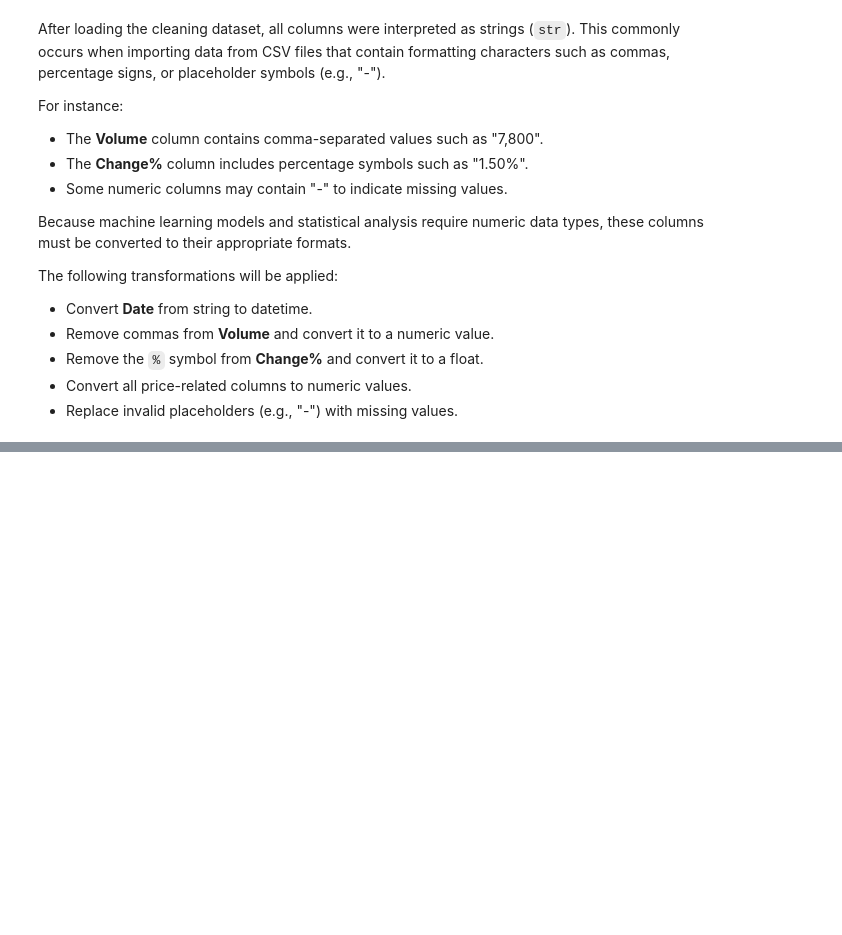
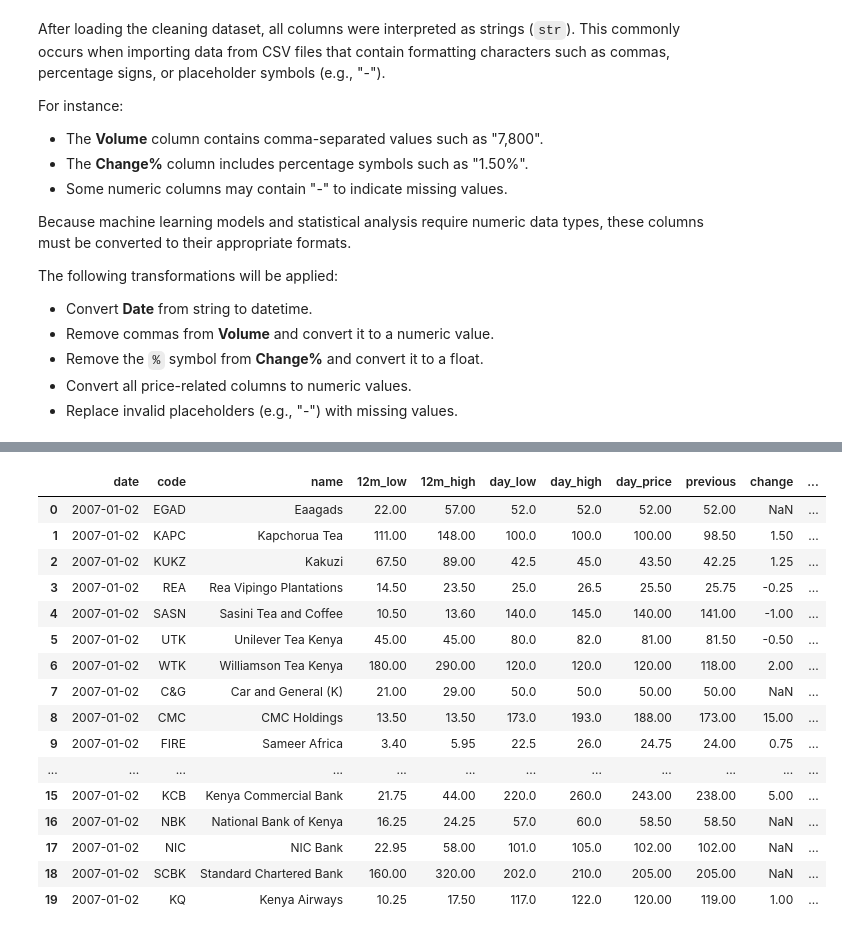
Before and after one commit to Assesa44/Stock-Market-Prediction, a Jupyter notebook: notebooks/business_understanding.ipynb, the cells around one changed output, grey strips where cells are left out. Drawn from its saved outputs; the diff is of its cells as text; code cells hidden in the pictures; blank space fills up the shorter version.

```diff
--- a/notebooks/business_understanding.ipynb
+++ b/notebooks/business_understanding.ipynb
@@ -678,3 +634,23 @@ dtype: object
 # %%
 # save the cleaned dataset which will be ready for further analysis
 cleaning_df.to_csv("../data/raw_data/processed/nse_analysis_ready.csv", index=False)
+# %%
+cleaning_df.head(20)
+# %% [output]
+|  | date | code | name | 12m_low | 12m_high | day_low | day_high | day_price | previous | change | ... |
+| 0 | 2007-01-02 | EGAD | Eaagads | 22.00 | 57.00 | 52.0 | 52.0 | 52.00 | 52.00 | NaN | ... |
+| 1 | 2007-01-02 | KAPC | Kapchorua Tea | 111.00 | 148.00 | 100.0 | 100.0 | 100.00 | 98.50 | 1.50 | ... |
+| 2 | 2007-01-02 | KUKZ | Kakuzi | 67.50 | 89.00 | 42.5 | 45.0 | 43.50 | 42.25 | 1.25 | ... |
+| 3 | 2007-01-02 | REA | Rea Vipingo Plantations | 14.50 | 23.50 | 25.0 | 26.5 | 25.50 | 25.75 | -0.25 | ... |
+| 4 | 2007-01-02 | SASN | Sasini Tea and Coffee | 10.50 | 13.60 | 140.0 | 145.0 | 140.00 | 141.00 | -1.00 | ... |
+| 5 | 2007-01-02 | UTK | Unilever Tea Kenya | 45.00 | 45.00 | 80.0 | 82.0 | 81.00 | 81.50 | -0.50 | ... |
+| 6 | 2007-01-02 | WTK | Williamson Tea Kenya | 180.00 | 290.00 | 120.0 | 120.0 | 120.00 | 118.00 | 2.00 | ... |
+| 7 | 2007-01-02 | C&G | Car and General (K) | 21.00 | 29.00 | 50.0 | 50.0 | 50.00 | 50.00 | NaN | ... |
+| 8 | 2007-01-02 | CMC | CMC Holdings | 13.50 | 13.50 | 173.0 | 193.0 | 188.00 | 173.00 | 15.00 | ... |
+| 9 | 2007-01-02 | FIRE | Sameer Africa | 3.40 | 5.95 | 22.5 | 26.0 | 24.75 | 24.00 | 0.75 | ... |
+| ... | ... | ... | ... | ... | ... | ... | ... | ... | ... | ... | ... |
+| 15 | 2007-01-02 | KCB | Kenya Commercial Bank | 21.75 | 44.00 | 220.0 | 260.0 | 243.00 | 238.00 | 5.00 | ... |
+| 16 | 2007-01-02 | NBK | National Bank of Kenya | 16.25 | 24.25 | 57.0 | 60.0 | 58.50 | 58.50 | NaN | ... |
+| 17 | 2007-01-02 | NIC | NIC Bank | 22.95 | 58.00 | 101.0 | 105.0 | 102.00 | 102.00 | NaN | ... |
+| 18 | 2007-01-02 | SCBK | Standard Chartered Bank | 160.00 | 320.00 | 202.0 | 210.0 | 205.00 | 205.00 | NaN | ... |
+| 19 | 2007-01-02 | KQ | Kenya Airways | 10.25 | 17.50 | 117.0 | 122.0 | 120.00 | 119.00 | 1.00 | ... |
```
Also changed, not shown: parts of 31 cells of this notebook.
